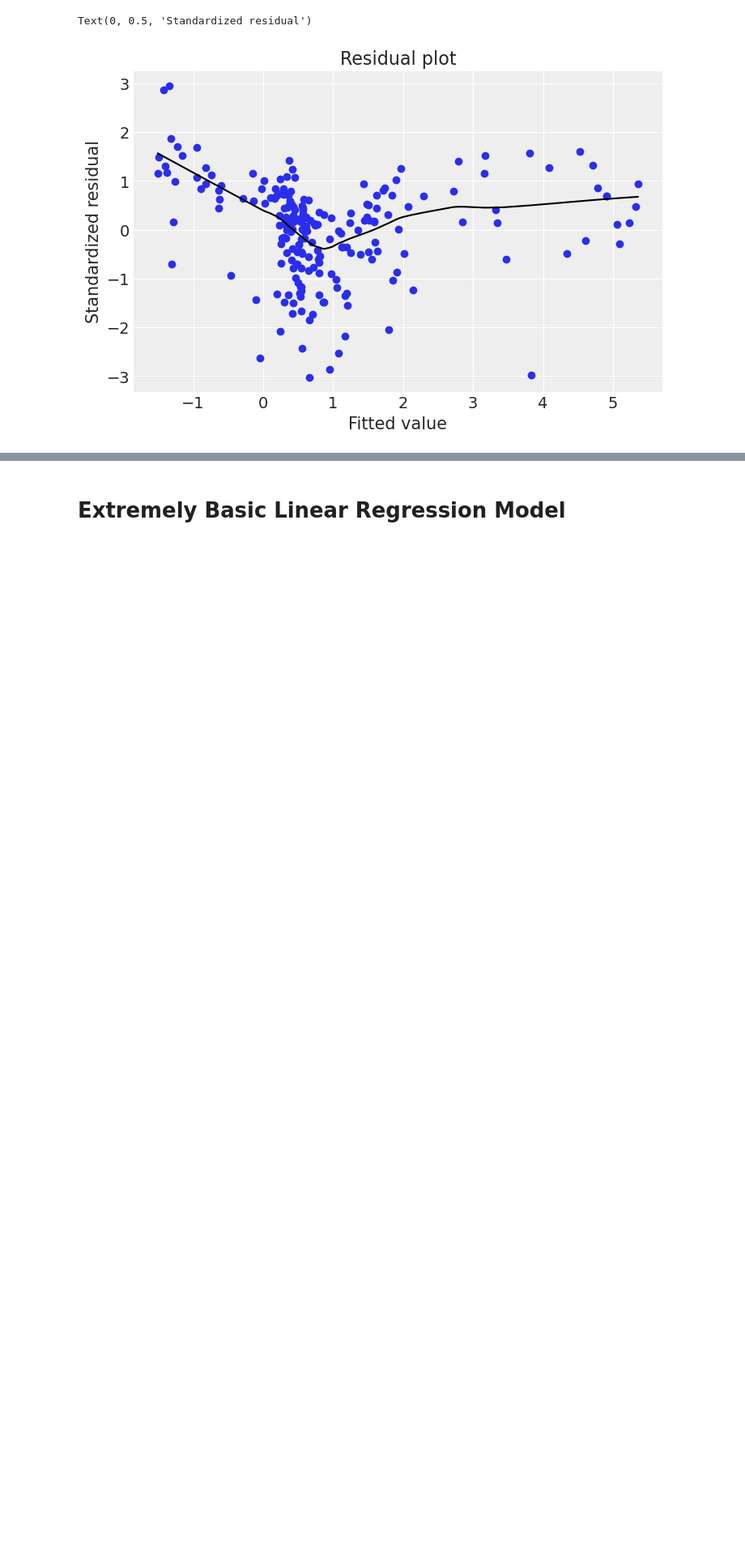
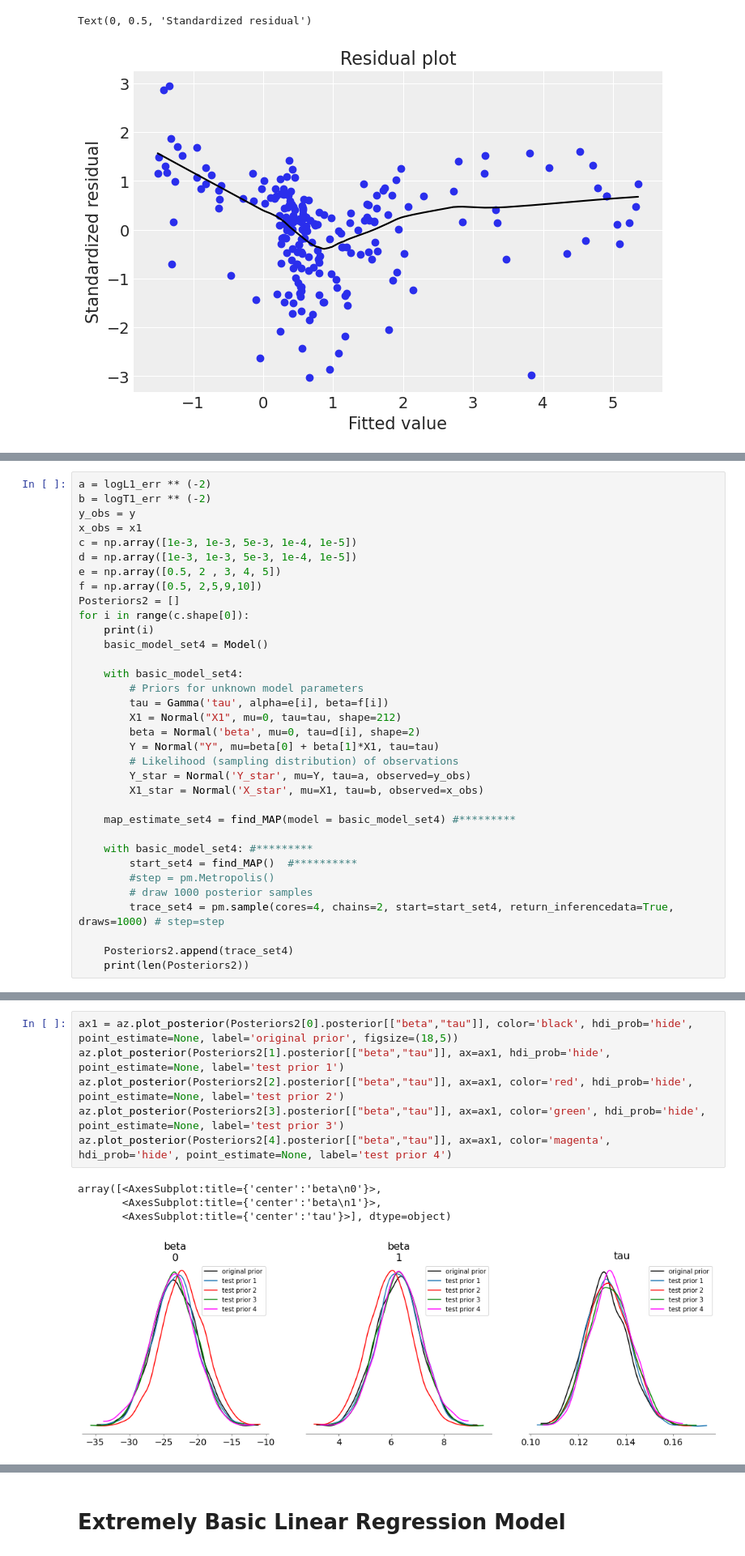
Before and after one commit to kiet631997/Project2_Bayes_AST, a Jupyter notebook: Project_2_final.ipynb, the cells around one changed output, grey strips where cells are left out. Shown at 81% size. Saved outputs shown, nothing was run; the diff lists cells and outputs as text; blank space fills up the shorter version.

```diff
--- a/Project_2_final.ipynb
+++ b/Project_2_final.ipynb
@@ -452,0 +519,34 @@ Text(0, 0.5, 'Standardized residual')
+# %%
+a = logL1_err ** (-2)
+b = logT1_err ** (-2)
+y_obs = y
+x_obs = x1
+c = np.array([1e-3, 1e-3, 5e-3, 1e-4, 1e-5])
+d = np.array([1e-3, 1e-3, 5e-3, 1e-4, 1e-5])
+e = np.array([0.5, 2 , 3, 4, 5])
+f = np.array([0.5, 2,5,9,10])
+Posteriors2 = []
+for i in range(c.shape[0]):
+    print(i)
+    basic_model_set4 = Model()
+
+    with basic_model_set4:
+        # Priors for unknown model parameters
+        tau = Gamma('tau', alpha=e[i], beta=f[i])
+        X1 = Normal("X1", mu=0, tau=tau, shape=212)
+        beta = Normal('beta', mu=0, tau=d[i], shape=2)
+        Y = Normal("Y", mu=beta[0] + beta[1]*X1, tau=tau)
+        # Likelihood (sampling distribution) of observations
+        Y_star = Normal('Y_star', mu=Y, tau=a, observed=y_obs)
+        X1_star = Normal('X_star', mu=X1, tau=b, observed=x_obs)
+
+    map_estimate_set4 = find_MAP(model = basic_model_set4) #*********
+
+    with basic_model_set4: #*********
+        start_set4 = find_MAP()  #**********
+        #step = pm.Metropolis()
+        # draw 1000 posterior samples
+        trace_set4 = pm.sample(cores=4, chains=2, start=start_set4, return_inferencedata=True, draws=1000) # step=step
+
+    Posteriors2.append(trace_set4)
+    print(len(Posteriors2))
@@ -452,0 +574,11 @@ Text(0, 0.5, 'Standardized residual')
+# %%
+ax1 = az.plot_posterior(Posteriors2[0].posterior[["beta","tau"]], color='black', hdi_prob='hide', point_estimate=None, label='original prior', figsize=(18,5))
+az.plot_posterior(Posteriors2[1].posterior[["beta","tau"]], ax=ax1, hdi_prob='hide', point_estimate=None, label='test prior 1')
+az.plot_posterior(Posteriors2[2].posterior[["beta","tau"]], ax=ax1, color='red', hdi_prob='hide', point_estimate=None, label='test prior 2')
+az.plot_posterior(Posteriors2[3].posterior[["beta","tau"]], ax=ax1, color='green', hdi_prob='hide', point_estimate=None, label='test prior 3')
+az.plot_posterior(Posteriors2[4].posterior[["beta","tau"]], ax=ax1, color='magenta', hdi_prob='hide', point_estimate=None, label='test prior 4')
+# %% [output]
+array([<AxesSubplot:title={'center':'beta\n0'}>,
+       <AxesSubplot:title={'center':'beta\n1'}>,
+       <AxesSubplot:title={'center':'tau'}>], dtype=object)
+[figure, added]
```
Also changed, not shown: parts of 8 cells of this notebook.
